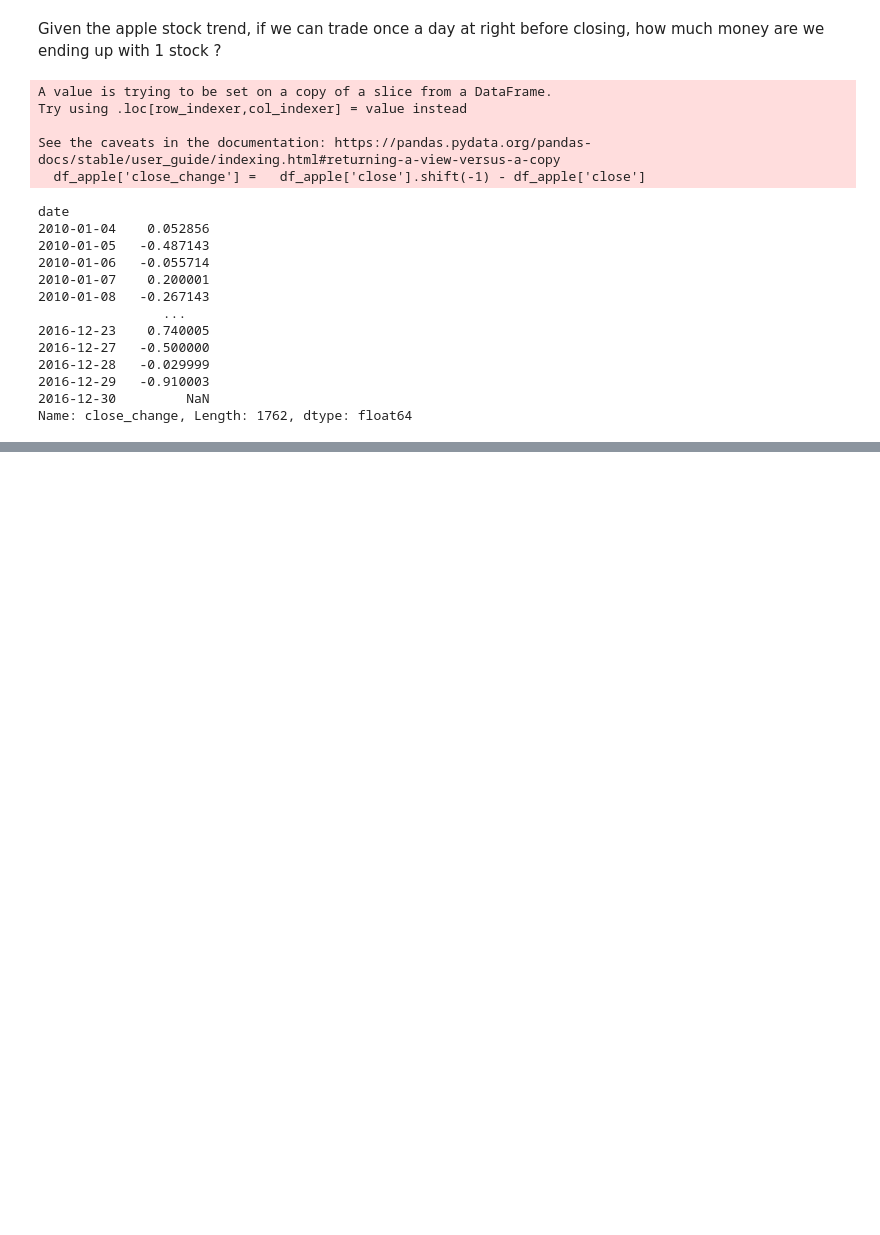
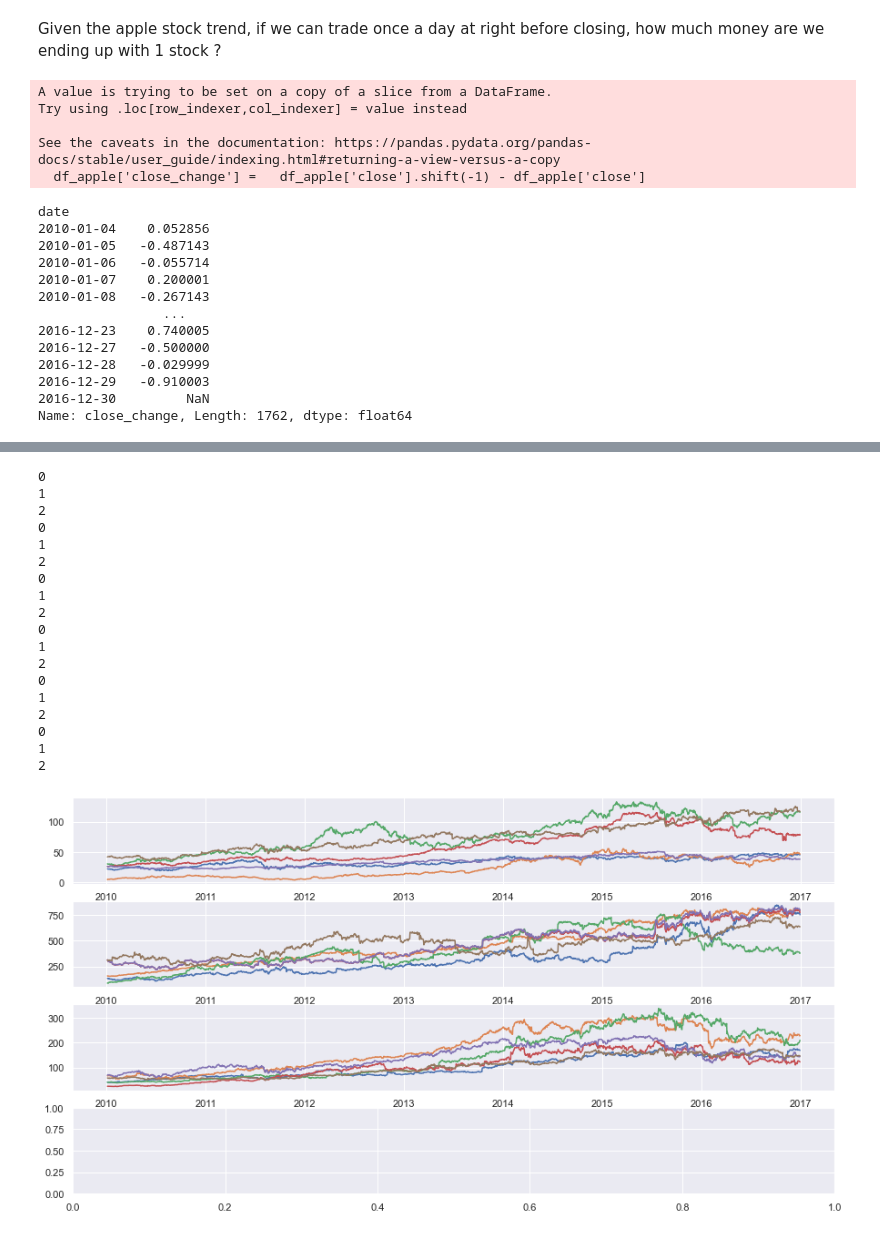
Before and after one commit to gihonglee/Stock_Analysis, a Jupyter notebook: main.ipynb, the cells around one changed output, grey strips where cells are left out. Drawn from its saved outputs; the diff is of its cells as text; code cells hidden in the pictures; blank space fills up the shorter version.

Commit message:
time series k mean clustering

```diff
--- a/main.ipynb
+++ b/main.ipynb
@@ -405,0 +417,4 @@ df_apple
+# %%
+df_kmean = df[['date','symbol','close']]
+# %%
+df_kmean = pd.pivot_table(df_kmean,'close','symbol','date')
@@ -405,0 +423,5 @@ df_apple
+# %%
+kmeans = KMeans(n_clusters=4, random_state=0).fit(df_kmean)
+# %%
+df_kmean['label'] = kmeans.labels_
+df_kmean['label'].value_counts()
@@ -405,0 +451,64 @@ df_apple
+# %%
+# df_kmean_0 = df_kmean[df_kmean['label'] == 0 ]
+# df_kmean_1 = df_kmean[df_kmean['label'] == 1 ]
+# df_kmean_2 = df_kmean[df_kmean['label'] == 2 ]
+# df_kmean_3 = df_kmean[df_kmean['label'] == 3 ]
+
+# y0 = df_kmean_0.values[0]
+# x0 = df_kmean_0.columns
+# x0.drop('label')
+# fig, axs = plt.subplots(2, 2)
+# axs[0, 0].plot(x0, y0)
+
+# # axs[0, 0].set_title('Axis [0, 0]')
+
+# y0 = df_kmean_1.values[0]
+# x0 = df_kmean_1.columns
+# x0.drop('label')
+# axs[0, 1].plot(x0, y0,'tab:orange')
+fig, axs = plt.subplots(4, 1)
+for j in range(6):
+    for i in range(3):
+        print(i)
+        # color_list = ['tab:blue','tab:orange','tab:green', 'tab:red']
+        df_temp = df_kmean[df_kmean['label'] == i ]
+        x = df_temp.columns
+        x = x.drop('label')
+        x = pd.to_datetime(x)
+        y = df_temp.values[j]
+        y = y[0:-1]
+        axs[i].plot(x, y)
+
+# axs[0, 1].plot(x, y, 'tab:orange')
+# axs[0, 1].set_title('Axis [0, 1]')
+# axs[1, 0].plot(x, -y, 'tab:green')
+# axs[1, 0].set_title('Axis [1, 0]')
+# axs[1, 1].plot(x, -y, 'tab:red')
+# axs[1, 1].set_title('Axis [1, 1]')
+
+# for ax in axs.flat:
+#     ax.set(xlabel='x-label', ylabel='y-label')
+
+# # Hide x labels and tick labels for top plots and y ticks for right plots.
+# for ax in axs.flat:
+#     ax.label_outer()
+# %% [output]
+0
+1
+2
+0
+1
+2
+0
+1
+2
+0
+1
+2
+0
+1
+2
+0
+1
+2
+[figure, added]
```
Also changed, not shown: parts of 16 cells of this notebook.
